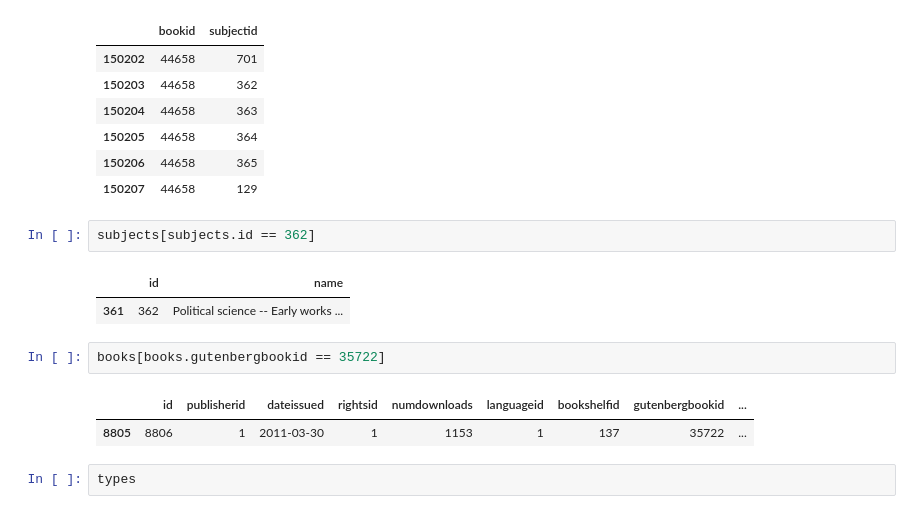
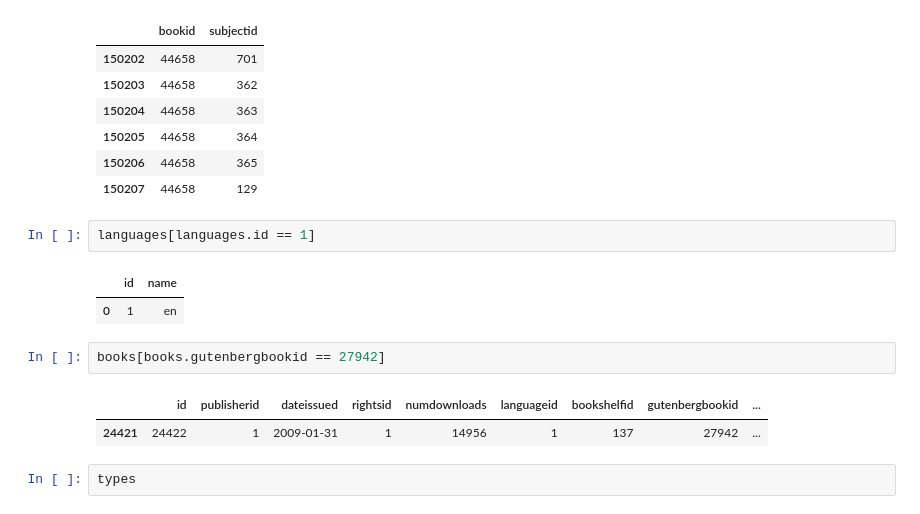
Before and after one commit to ethan-leitch/Socrates_AI, a Jupyter notebook: notebooks/pre_processing.ipynb, the cells around one changed output. Drawn from its saved outputs; the diff is of its cells as text.

```diff
--- a/notebooks/pre_processing.ipynb
+++ b/notebooks/pre_processing.ipynb
@@ -224,15 +211,15 @@ book_subjects[book_subjects.bookid == 44658]
 | 150206 | 44658 | 365 |
 | 150207 | 44658 | 129 |
 # %%
-subjects[subjects.id == 362]
+languages[languages.id == 1]
 # %% [output]
 |  | id | name |
-| 361 | 362 | Political science -- Early works ... |
+| 0 | 1 | en |
 # %%
-books[books.gutenbergbookid == 35722]
+books[books.gutenbergbookid == 27942]
 # %% [output]
 |  | id | publisherid | dateissued | rightsid | numdownloads | languageid | bookshelfid | gutenbergbookid | ... |
-| 8805 | 8806 | 1 | 2011-03-30 | 1 | 1153 | 1 | 137 | 35722 | ... |
+| 24421 | 24422 | 1 | 2009-01-31 | 1 | 14956 | 1 | 137 | 27942 | ... |
 # %%
 types
 # %% [output]
```
Also changed, not shown: parts of 36 cells of this notebook, 3 other files.
